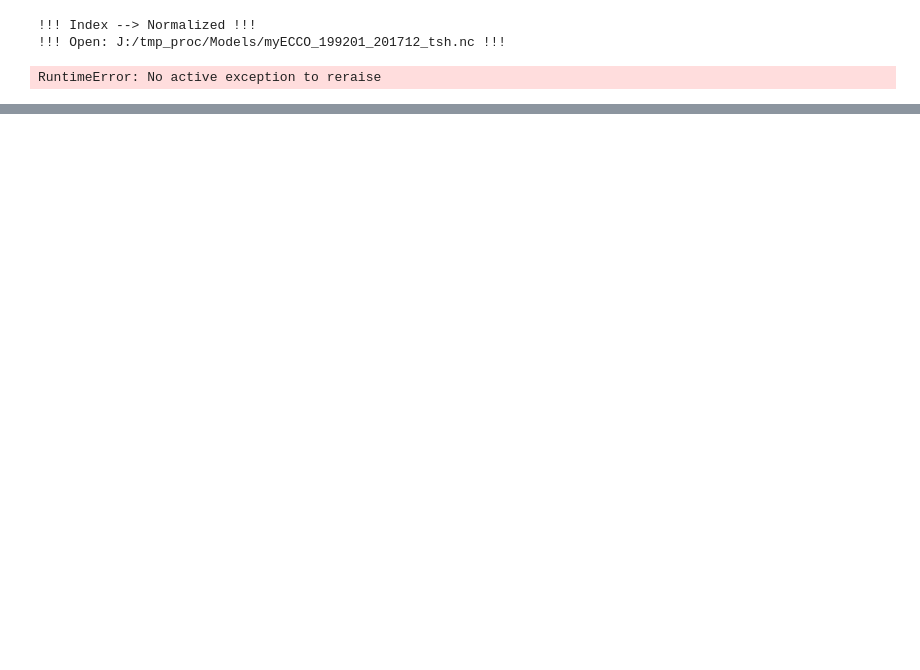
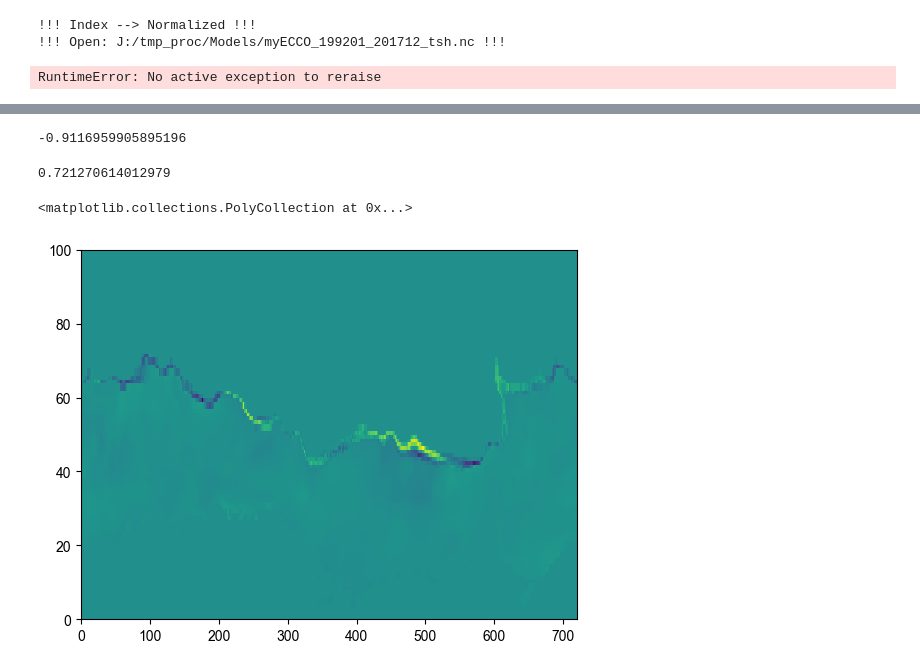
Before and after one commit to birostris36/JNUpack, a Jupyter notebook: mySO_src/ipynb/ttt.ipynb, the cells around one changed output, grey strips where cells are left out. Saved outputs shown, nothing was run; the diff lists cells and outputs as text; code cells hidden in the pictures; blank space fills up the shorter version.

```diff
--- a/mySO_src/ipynb/ttt.ipynb
+++ b/mySO_src/ipynb/ttt.ipynb
@@ -74,8 +74,8 @@ for i in myDATA:
     mydata = tmp[varnm].loc[dict(lat=slice(lat_rng[0],lat_rng[-1])\
         ,time=slice(t_rng[0],t_rng[-1]))]
 
-    mydata=mydata.where(mydata<1000)
-    mydata=mydata.where(mydata>-1000)
+    mydata=mydata.where(mydata<10**20)
+    mydata=mydata.where(mydata>-10**20)
 
     mydata=mydata.fillna(0)
 
@@ -150,16 +150,16 @@ for i in myDATA:
 RuntimeError: No active exception to reraise
 # %%
 myN=16
-mylim=[-.2,.2]
+mylim=[-1,1]
 CMAP,mylevel=myClrbr('myblc2',mylim,myN)
 CMAP_salt,mylevel_salt=myClrbr('salt',mylim,myN)
 CMAP_temp,mylevel_temp=myClrbr('balance',mylim,myN)
 
-slope_Wrm[slope_Wrm<mylim[0]]=mylim[0]
-slope_Wrm[slope_Wrm>mylim[-1]]=mylim[-1]
+# slope_Wrm[slope_Wrm<mylim[0]]=mylim[0]
+# slope_Wrm[slope_Wrm>mylim[-1]]=mylim[-1]
 
-slope_Cld[slope_Cld<mylim[0]]=mylim[0]
-slope_Cld[slope_Cld>mylim[-1]]=mylim[-1]
+# slope_Cld[slope_Cld<mylim[0]]=mylim[0]
+# slope_Cld[slope_Cld>mylim[-1]]=mylim[-1]
 
 mySetting={
     'figsize': '',
@@ -172,7 +172,7 @@ mySetting={
 lat_rng_,lon_rng_=[-60,-53],[200,250]
 
 F=figmaster(mySetting)
-F.myCrtpy_sph4_box(latR_m,lonR_m,slope_Wrm/(10**9),smask_Wrm,CMAP,mylevel,dta_nm.replace('QQQ','Wrm '),\
+F.myCrtpy_sph4_box(latR_m,lonR_m,slope_Wrm*10**-9,smask_Wrm,CMAP,mylevel,dta_nm.replace('QQQ','Wrm '),\
     'Wrm_'+dta_snm,lat_rng_,lon_rng_)
-F.myCrtpy_sph4_box(latR_m,lonR_m,slope_Cld,smask_Cld/(10**9),CMAP,mylevel,dta_nm.replace('QQQ','Cld '),\
+F.myCrtpy_sph4_box(latR_m,lonR_m,slope_Cld*10**-9,smask_Cld,CMAP,mylevel,dta_nm.replace('QQQ','Cld '),\
     'Cld_'+dta_snm,lat_rng_,lon_rng_)
@@ -178,0 +182,13 @@ F.myCrtpy_sph4_box(latR_m,lonR_m,slope_Cld,smask_Cld/(10**9),CMAP,mylevel,dta_nm
+# %%
+np.min(slope_Cld/(10**9))
+# %% [output]
+-0.9116959905895196
+# %%
+np.max(slope_Cld/(10**9))
+# %% [output]
+0.721270614012979
+# %%
+plt.pcolor(slope_Wrm)
+# %% [output]
+<matplotlib.collections.PolyCollection at 0x...>
+[figure, added]
```
Also changed, not shown: parts of 1 cell of this notebook, 32 other files.
